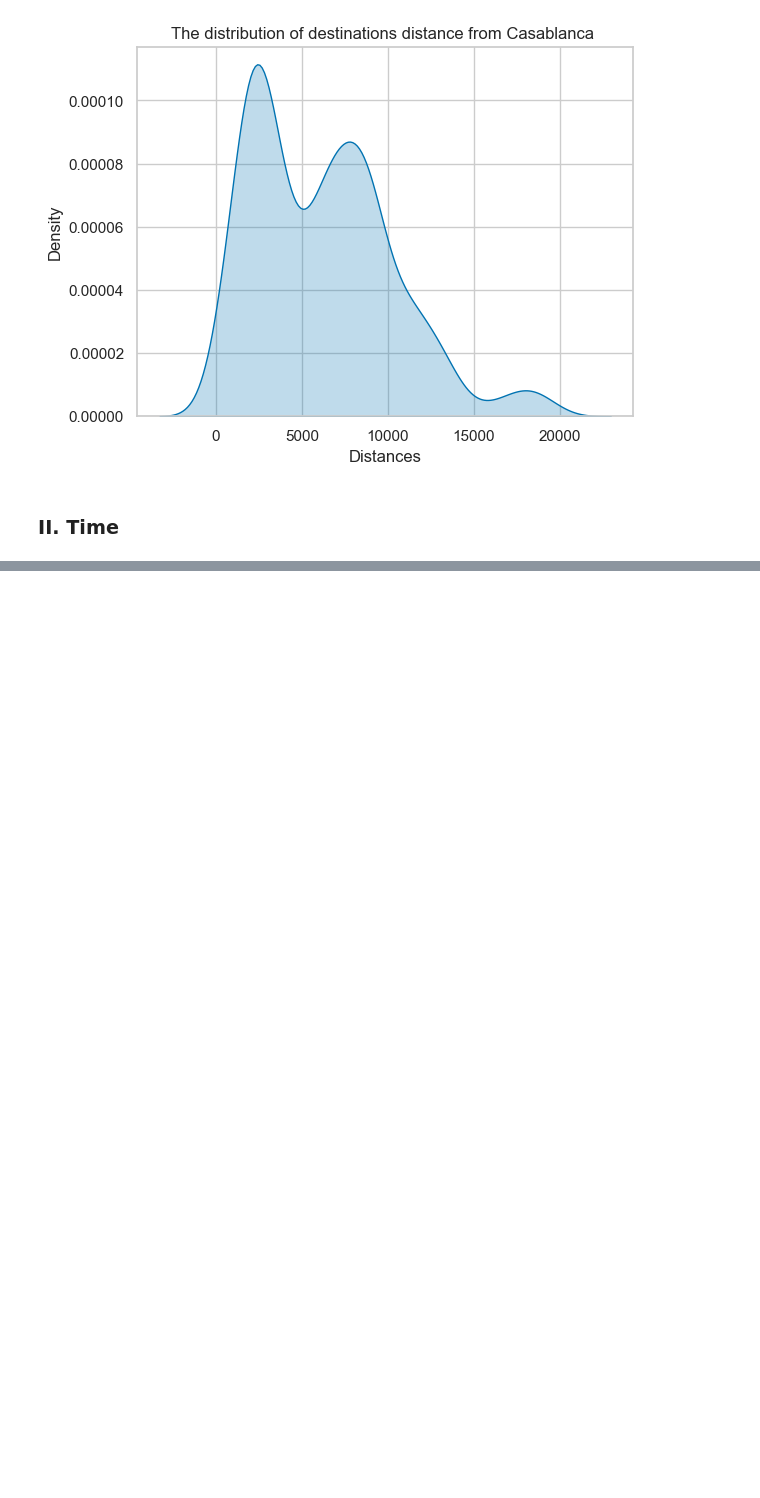
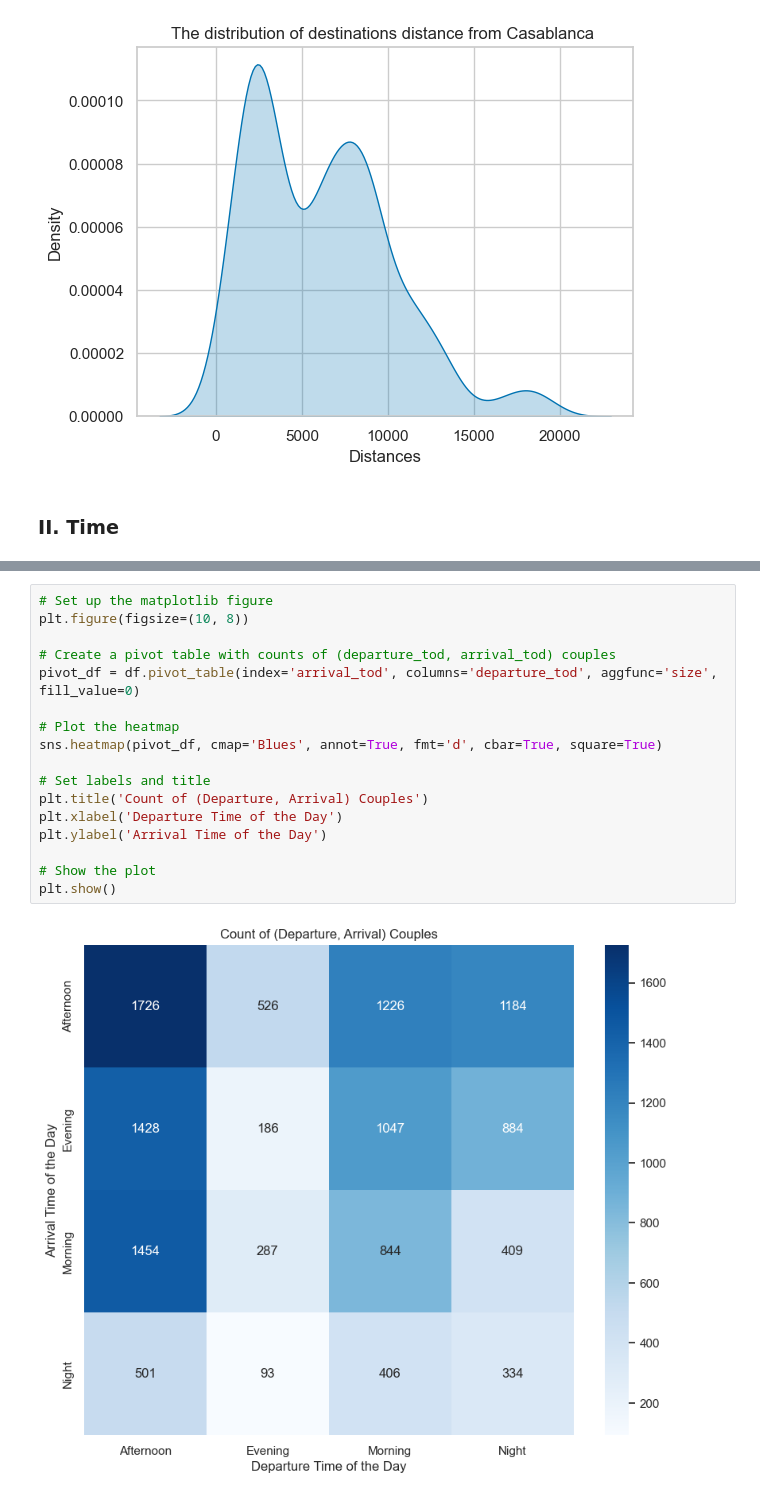
Before and after one commit to Bouguilim/From-Casablanca-to-Everywhere, a Jupyter notebook: Part4_Visualisation.ipynb, the cells around one changed output, grey strips where cells are left out. Drawn from its saved outputs; the diff is of its cells as text; blank space fills up the shorter version.

```diff
--- a/Part4_Visualisation.ipynb
+++ b/Part4_Visualisation.ipynb
@@ -84,0 +131,19 @@ sns.kdeplot(data=df,
+# %%
+# Set up the matplotlib figure
+plt.figure(figsize=(10, 8))
+
+# Create a pivot table with counts of (departure_tod, arrival_tod) couples
+pivot_df = df.pivot_table(index='arrival_tod', columns='departure_tod', aggfunc='size', fill_value=0)
+
+# Plot the heatmap
+sns.heatmap(pivot_df, cmap='Blues', annot=True, fmt='d', cbar=True, square=True)
+
+# Set labels and title
+plt.title('Count of (Departure, Arrival) Couples')
+plt.xlabel('Departure Time of the Day')
+plt.ylabel('Arrival Time of the Day')
+
+# Show the plot
+plt.show()
+# %% [output]
+[figure, added]
```
Also changed, not shown: parts of 11 cells of this notebook.
